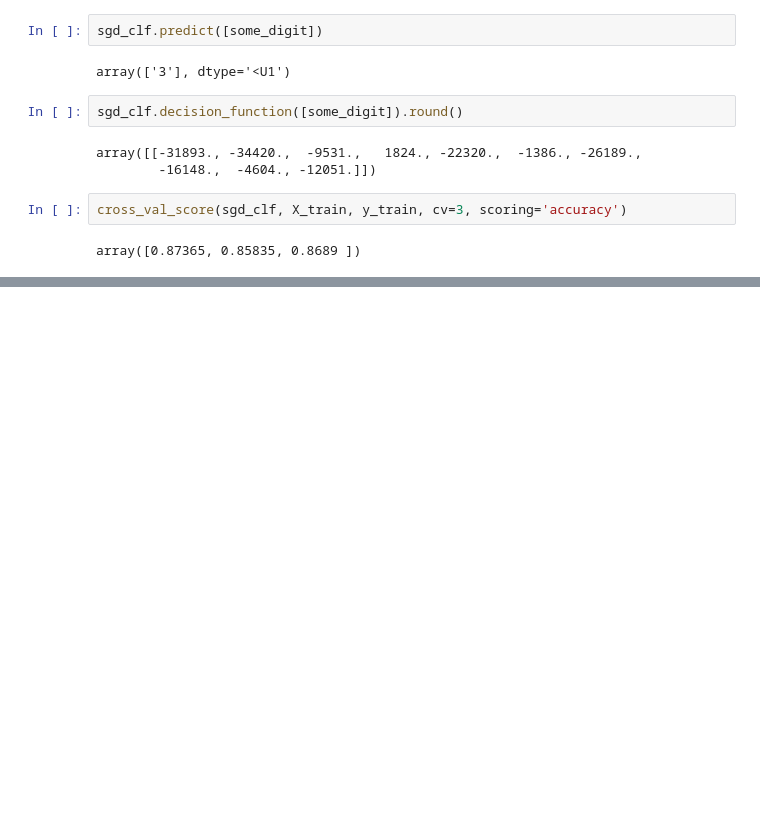
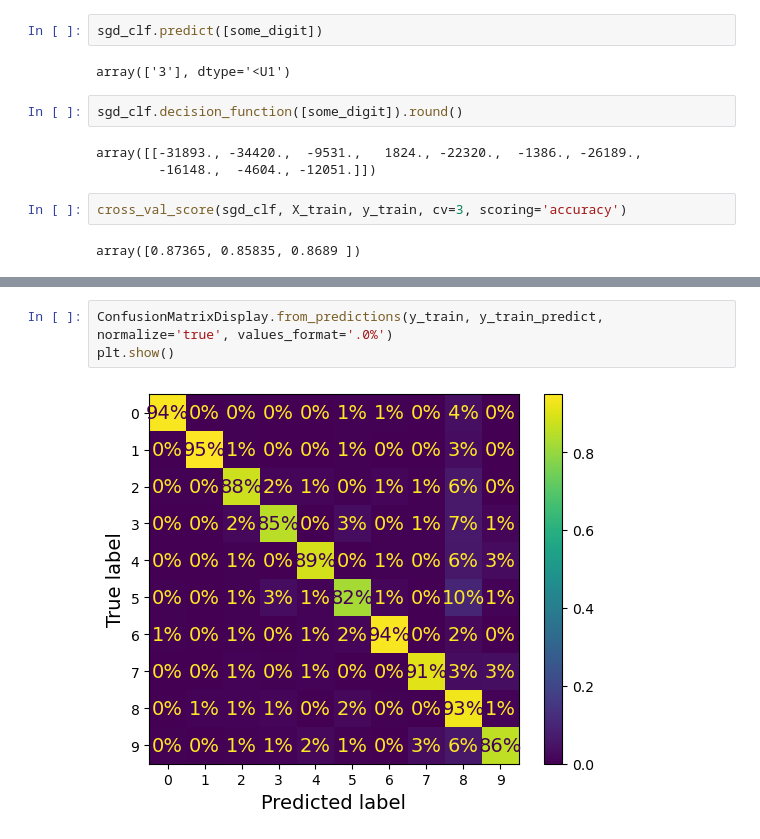
Before and after one commit to HamSandwichWithHam/Machine-Learning-Textbook, a Jupyter notebook: Chapter 3 typing myself.ipynb, the cells around one changed output, grey strips where cells are left out. Saved outputs shown, nothing was run; the diff lists cells and outputs as text; blank space fills up the shorter version.

```diff
--- a/Chapter 3 typing myself.ipynb
+++ b/Chapter 3 typing myself.ipynb
@@ -413,0 +427,5 @@ cross_val_score(sgd_clf, X_train_scaled, y_train, cv=3, scoring='accuracy')
+# %%
+ConfusionMatrixDisplay.from_predictions(y_train, y_train_predict, normalize='true', values_format='.0%')
+plt.show()
+# %% [output]
+[figure, added]
```
Also changed, not shown: parts of 7 cells of this notebook.
